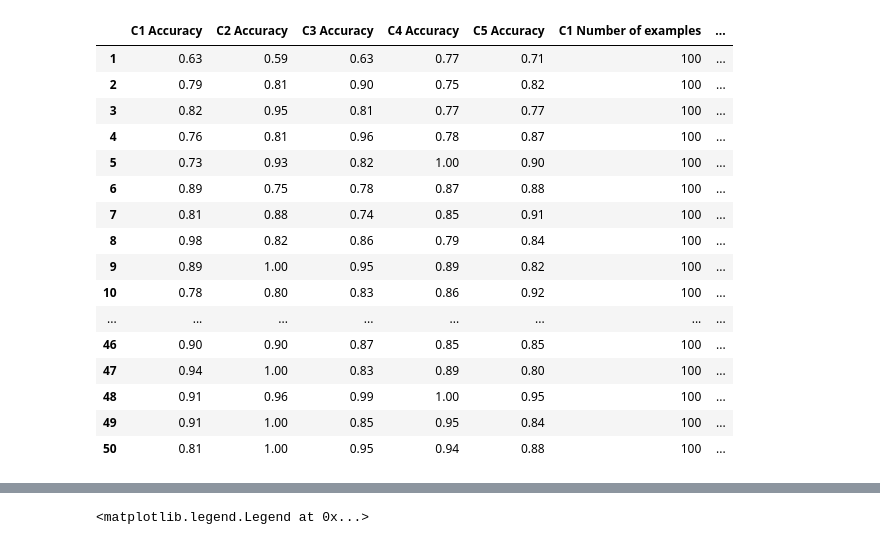
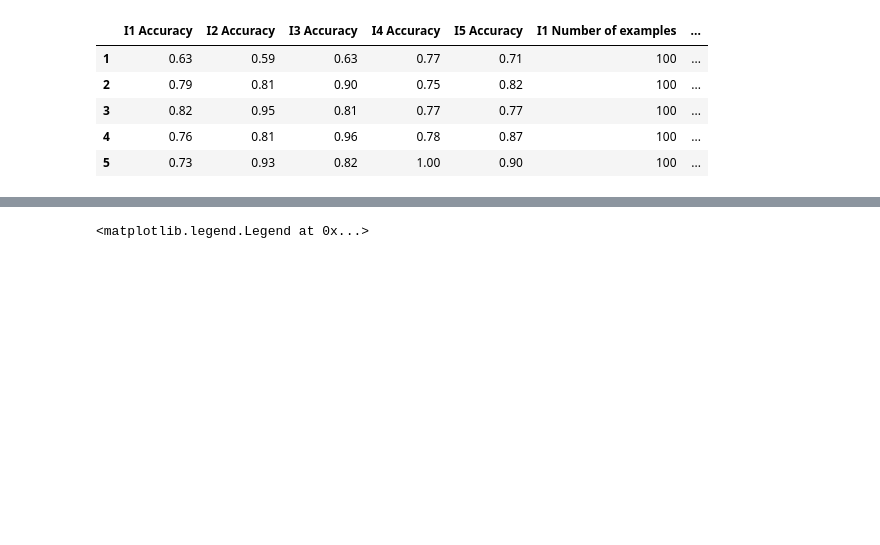
Before and after one commit to MKZuziak/ExpeRespo, a Jupyter notebook: Model_I_SImulation/Jupyter_Analysis/31.10.2022.ipynb, the cells around one changed output, grey strips where cells are left out. Saved outputs shown, nothing was run; the diff lists cells and outputs as text; code cells hidden in the pictures; blank space fills up the shorter version.

```diff
--- a/Model_I_SImulation/Jupyter_Analysis/31.10.2022.ipynb
+++ b/Model_I_SImulation/Jupyter_Analysis/31.10.2022.ipynb
@@ -15,28 +15,17 @@ server_metrics.plot(xlabel='Training Round', ylabel='Accuracy', title="Server ac
 path = r"C:\Users\macie\OneDrive\Dokumenty\GitHub\ExpeRespo\Model_I_SImulation\Metrics\Aggregated_Metrics.csv"
 columns = []
 for i in range(5):
-    columns.append("C{} Accuracy".format((i+1)))
+    columns.append("I{} Accuracy".format((i+1)))
 for i in range(5):
-    columns.append("C{} Number of examples".format((i+1)))
+    columns.append("I{} Number of examples".format((i+1)))
 client_metrics = pd.read_csv(path, index_col=0, names=columns)
 # %%
-client_metrics
+client_metrics.head()
 # %% [output]
-|  | C1 Accuracy | C2 Accuracy | C3 Accuracy | C4 Accuracy | C5 Accuracy | C1 Number of examples | ... |
+|  | I1 Accuracy | I2 Accuracy | I3 Accuracy | I4 Accuracy | I5 Accuracy | I1 Number of examples | ... |
 | 1 | 0.63 | 0.59 | 0.63 | 0.77 | 0.71 | 100 | ... |
 | 2 | 0.79 | 0.81 | 0.90 | 0.75 | 0.82 | 100 | ... |
 | 3 | 0.82 | 0.95 | 0.81 | 0.77 | 0.77 | 100 | ... |
 | 4 | 0.76 | 0.81 | 0.96 | 0.78 | 0.87 | 100 | ... |
 | 5 | 0.73 | 0.93 | 0.82 | 1.00 | 0.90 | 100 | ... |
-| 6 | 0.89 | 0.75 | 0.78 | 0.87 | 0.88 | 100 | ... |
-| 7 | 0.81 | 0.88 | 0.74 | 0.85 | 0.91 | 100 | ... |
-| 8 | 0.98 | 0.82 | 0.86 | 0.79 | 0.84 | 100 | ... |
-| 9 | 0.89 | 1.00 | 0.95 | 0.89 | 0.82 | 100 | ... |
-| 10 | 0.78 | 0.80 | 0.83 | 0.86 | 0.92 | 100 | ... |
-| ... | ... | ... | ... | ... | ... | ... | ... |
-| 46 | 0.90 | 0.90 | 0.87 | 0.85 | 0.85 | 100 | ... |
-| 47 | 0.94 | 1.00 | 0.83 | 0.89 | 0.80 | 100 | ... |
-| 48 | 0.91 | 0.96 | 0.99 | 1.00 | 0.95 | 100 | ... |
-| 49 | 0.91 | 1.00 | 0.85 | 0.95 | 0.84 | 100 | ... |
-| 50 | 0.81 | 1.00 | 0.95 | 0.94 | 0.88 | 100 | ... |
 # %%
```
Also changed, not shown: parts of 13 cells of this notebook.
